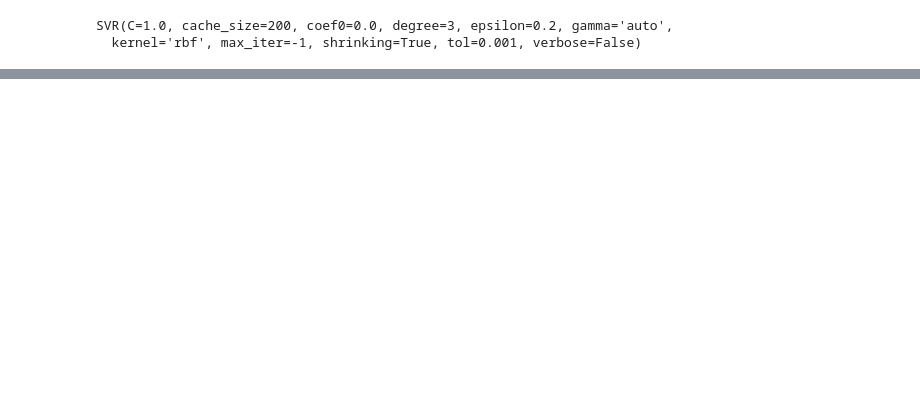
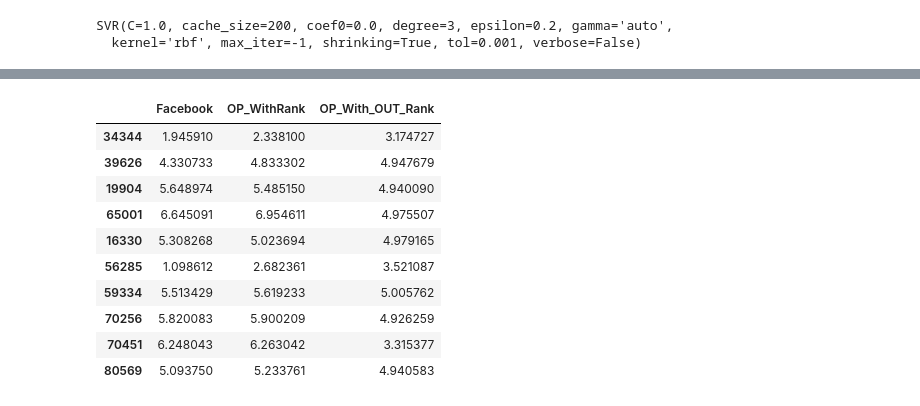
Before and after one commit to nishantrathi100/NewsTrendsAnalytics, a Jupyter notebook: FB_Project.ipynb, the cells around one changed output, grey strips where cells are left out. Drawn from its saved outputs; the diff is of its cells as text; code cells hidden in the pictures; blank space fills up the shorter version.

```diff
--- a/FB_Project.ipynb
+++ b/FB_Project.ipynb
@@ -218,0 +254,7 @@ print evs
+# %%
+#Without Ranking
+
+clf2 = SVR(C=1.0, cache_size=200, coef0=0.0, degree=3, epsilon=0.2, gamma='auto',
+    kernel='rbf', max_iter=-1, shrinking=True, tol=0.001, verbose=False)
+xtrain2 = xtrain.drop(['groupRank'], axis=1, inplace=False)
+xtest2 = xtest.drop(['groupRank'], axis=1, inplace=False)
@@ -218,0 +265,4 @@ print evs
+# %%
+clf2.fit(xtrain2, ytrain)
+# %%
+preds2 = clf2.predict(xtest2)
@@ -218,0 +293,3 @@ print evs
+# %%
+ytest['OP_WithRank']=preds
+ytest['OP_With_OUT_Rank']=preds2
@@ -218,0 +306,14 @@ print evs
+# %%
+ytest[0:10]
+# %% [output]
+|  | Facebook | OP_WithRank | OP_With_OUT_Rank |
+| 34344 | 1.945910 | 2.338100 | 3.174727 |
+| 39626 | 4.330733 | 4.833302 | 4.947679 |
+| 19904 | 5.648974 | 5.485150 | 4.940090 |
+| 65001 | 6.645091 | 6.954611 | 4.975507 |
+| 16330 | 5.308268 | 5.023694 | 4.979165 |
+| 56285 | 1.098612 | 2.682361 | 3.521087 |
+| 59334 | 5.513429 | 5.619233 | 5.005762 |
+| 70256 | 5.820083 | 5.900209 | 4.926259 |
+| 70451 | 6.248043 | 6.263042 | 3.315377 |
+| 80569 | 5.093750 | 5.233761 | 4.940583 |
```
Also changed, not shown: parts of 26 cells of this notebook.
